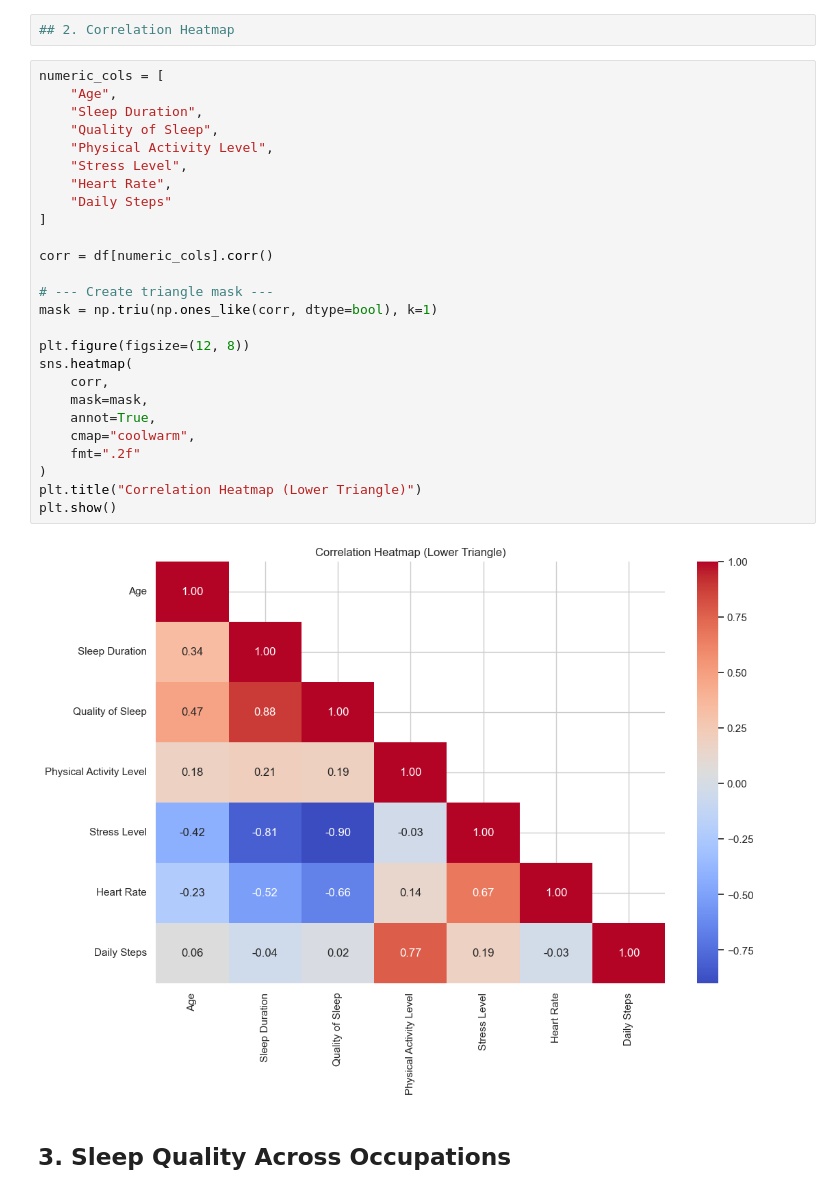
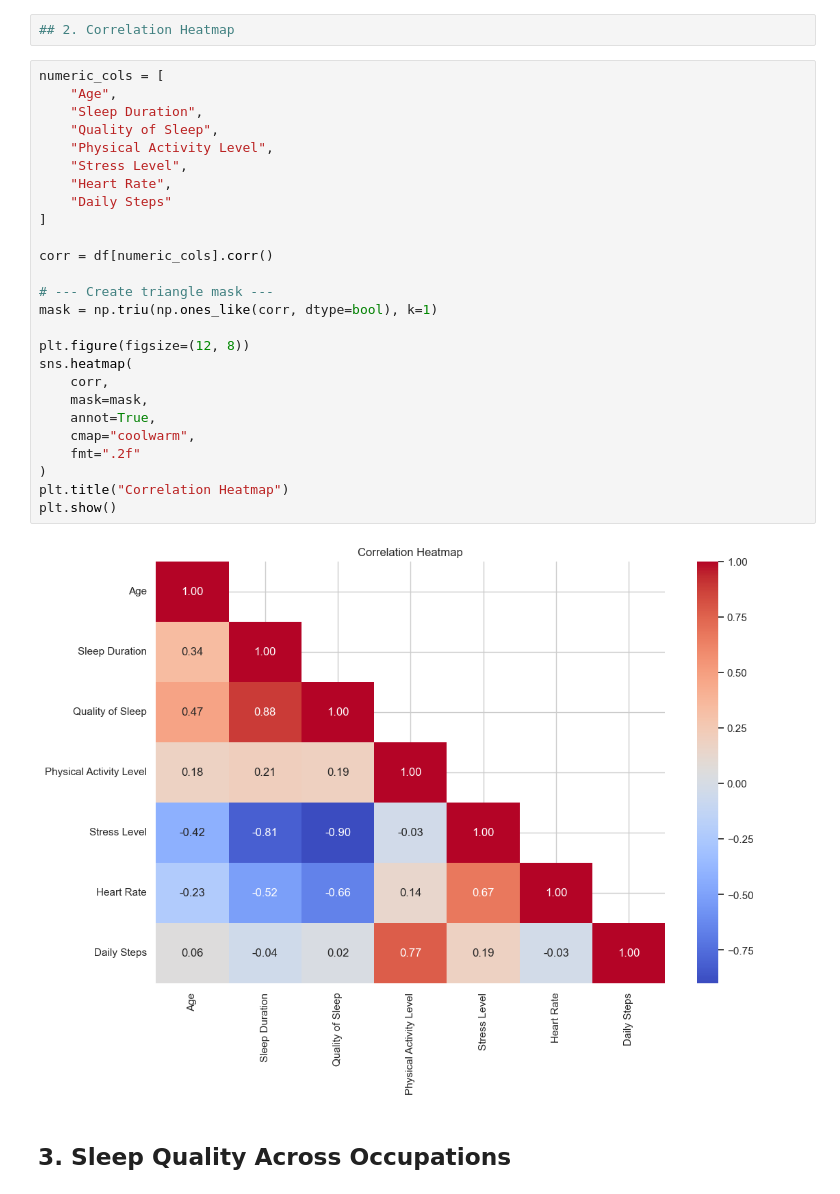
Before and after one commit to cjyaddone/ECE-143-Project, a Jupyter notebook: Plots.ipynb, the cells around one changed output. Drawn from its saved outputs; the diff is of its cells as text.

```diff
--- a/Plots.ipynb
+++ b/Plots.ipynb
@@ -72,31 +72,31 @@ Overall, these distributions suggest a fairly healthy population with balanced l
 # %%
 numeric_cols = [
     "Age",
     "Sleep Duration",
     "Quality of Sleep",
     "Physical Activity Level",
     "Stress Level",
     "Heart Rate",
     "Daily Steps"
 ]
 
 corr = df[numeric_cols].corr()
 
 # --- Create triangle mask ---
 mask = np.triu(np.ones_like(corr, dtype=bool), k=1)
 
 plt.figure(figsize=(12, 8))
 sns.heatmap(
     corr,
     mask=mask,
     annot=True,
     cmap="coolwarm",
     fmt=".2f"
 )
-plt.title("Correlation Heatmap (Lower Triangle)")
+plt.title("Correlation Heatmap")
 plt.show()
 # %% [output]
-[figure, old version]
+[figure, new version]
 # %% [markdown]
 ## 3. Sleep Quality Across Occupations
 # %%
```
Also changed, not shown: parts of 3 cells of this notebook.
